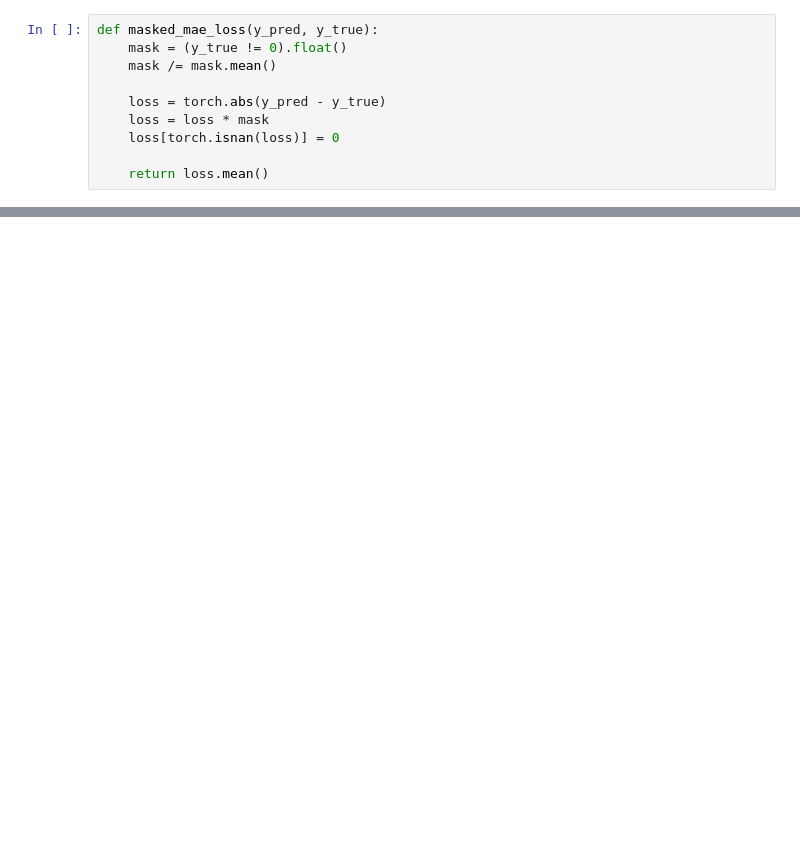
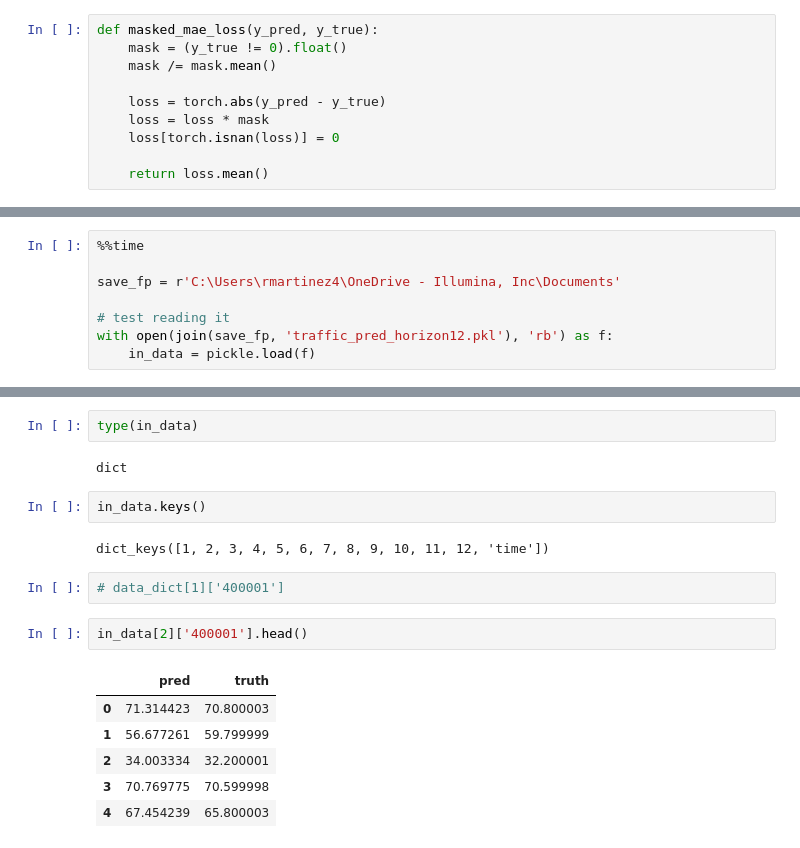
Before and after one commit to raulgiovannymartinez/Nautilus-seq2seq, a Jupyter notebook: dashboard-prototype/Align timeseries predictions and visualize horizons.ipynb, the cells around one changed output, grey strips where cells are left out. Saved outputs shown, nothing was run; the diff lists cells and outputs as text; blank space fills up the shorter version.

```diff
--- a/dashboard-prototype/Align timeseries predictions and visualize horizons.ipynb
+++ b/dashboard-prototype/Align timeseries predictions and visualize horizons.ipynb
@@ -217,0 +267,8 @@ Wall time: 31 ms
+# %%
+%%time
+
+save_fp = r'C:\Users\rmartinez4\OneDrive - Illumina, Inc\Documents'
+
+# test reading it
+with open(join(save_fp, 'traffic_pred_horizon12.pkl'), 'rb') as f:
+    in_data = pickle.load(f)
@@ -217,0 +277,19 @@ Wall time: 31 ms
+# %%
+type(in_data)
+# %% [output]
+dict
+# %%
+in_data.keys()
+# %% [output]
+dict_keys([1, 2, 3, 4, 5, 6, 7, 8, 9, 10, 11, 12, 'time'])
+# %%
+# data_dict[1]['400001']
+# %%
+in_data[2]['400001'].head()
+# %% [output]
+|  | pred | truth |
+| 0 | 71.314423 | 70.800003 |
+| 1 | 56.677261 | 59.799999 |
+| 2 | 34.003334 | 32.200001 |
+| 3 | 70.769775 | 70.599998 |
+| 4 | 67.454239 | 65.800003 |
```
Also changed, not shown: parts of 9 cells of this notebook, 13 other files.
